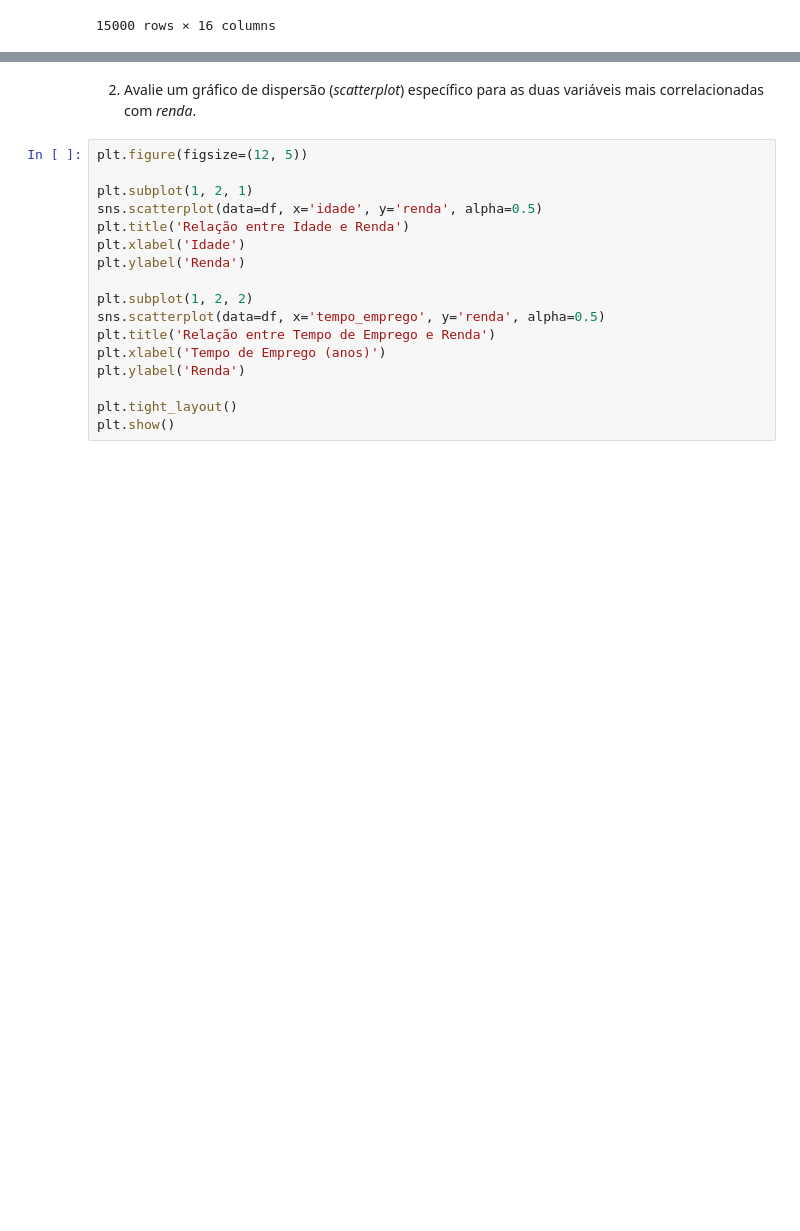
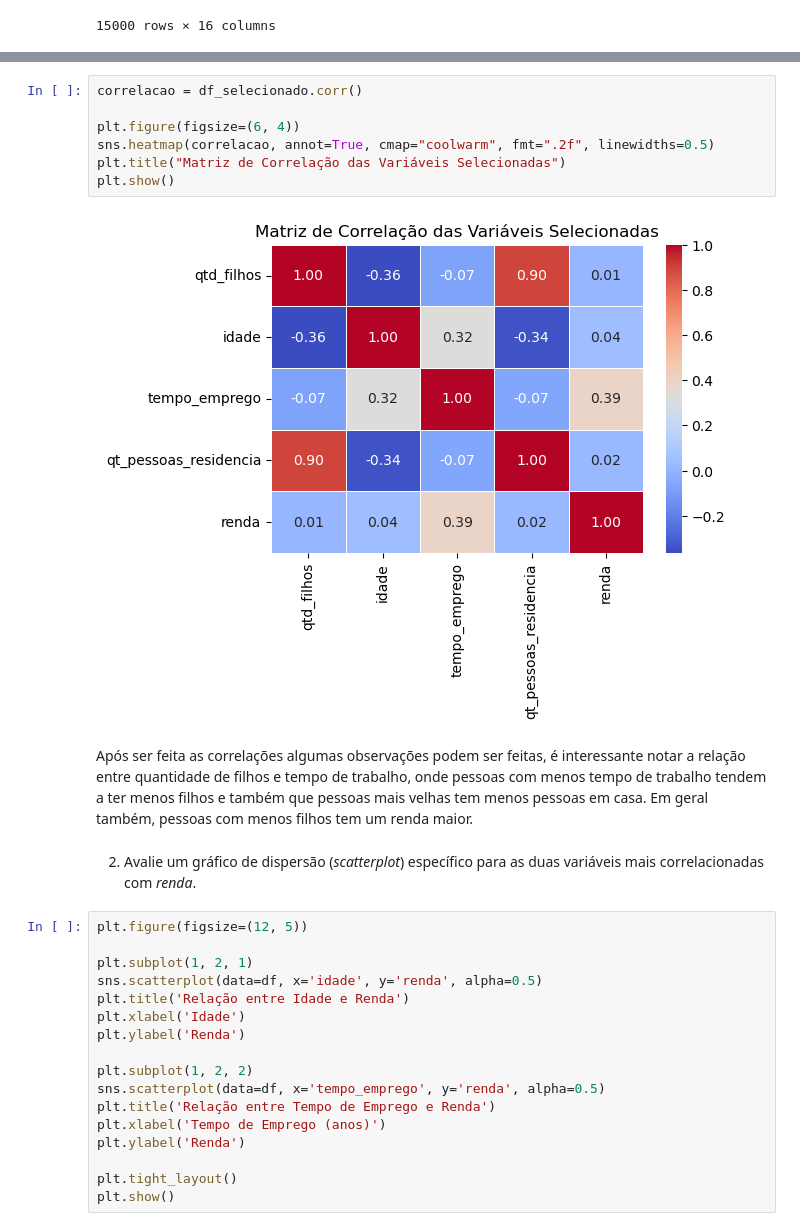
Before and after one commit to MarcioSGomes94/Mod-10---Exerc-cios, a Jupyter notebook: Mod 10 - Exerc 1.ipynb, the cells around one changed output, grey strips where cells are left out. Saved outputs shown, nothing was run; the diff lists cells and outputs as text; blank space fills up the shorter version.

```diff
--- a/Mod 10 - Exerc 1.ipynb
+++ b/Mod 10 - Exerc 1.ipynb
@@ -36,3 +55,14 @@ df
+# %%
+correlacao = df_selecionado.corr()
+
+plt.figure(figsize=(6, 4))
+sns.heatmap(correlacao, annot=True, cmap="coolwarm", fmt=".2f", linewidths=0.5)
+plt.title("Matriz de Correlação das Variáveis Selecionadas")
+plt.show()
+# %% [output]
+[figure, added]
+# %% [markdown]
+Após ser feita as correlações algumas observações podem ser feitas, é interessante notar a relação entre quantidade de filhos e tempo de trabalho, onde pessoas com menos tempo de trabalho tendem a ter menos filhos e também que pessoas mais velhas tem menos pessoas em casa. Em geral também, pessoas com menos filhos tem um renda maior.
 # %% [markdown]
 2) Avalie um gráfico de dispersão (*scatterplot*) específico para as duas variáveis mais correlacionadas com *renda*.
 # %%
```
Also changed, not shown: parts of 2 cells of this notebook.
